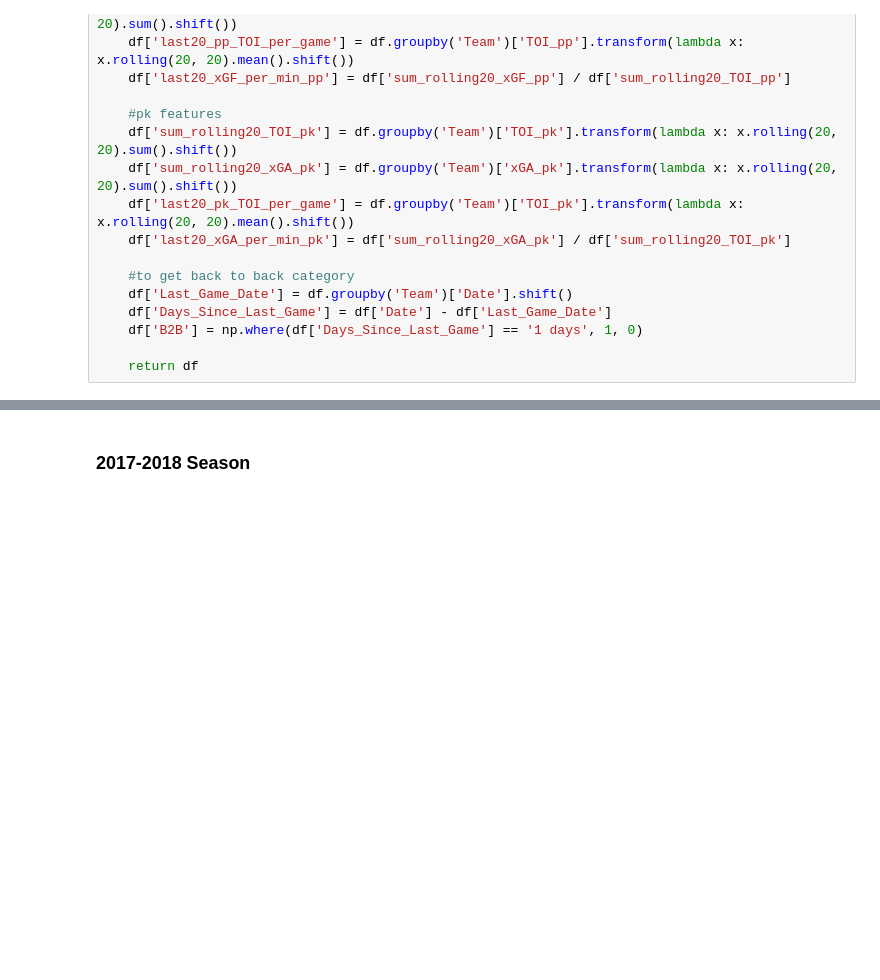
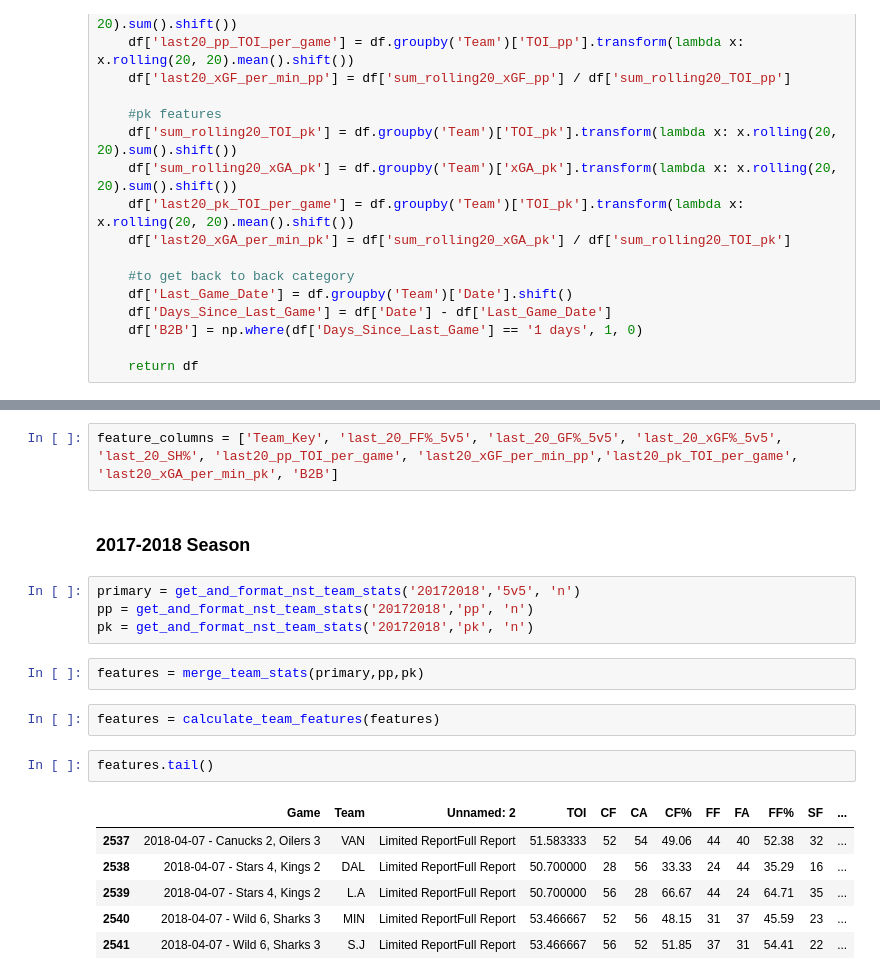
Before and after one commit to gschwaeb/NHL_Game_Prediction, a Jupyter notebook: data_collecting_but_cleaner.ipynb, the cells around one changed output, grey strips where cells are left out. Drawn from its saved outputs; the diff is of its cells as text; blank space fills up the shorter version.

```diff
--- a/data_collecting_but_cleaner.ipynb
+++ b/data_collecting_but_cleaner.ipynb
@@ -180,2 +249,21 @@ test = test.merge(tf[feature_columns].add_prefix('away_'), left_on = 'Away_Team_
+# %%
+feature_columns = ['Team_Key', 'last_20_FF%_5v5', 'last_20_GF%_5v5', 'last_20_xGF%_5v5', 'last_20_SH%', 'last20_pp_TOI_per_game', 'last20_xGF_per_min_pp','last20_pk_TOI_per_game', 'last20_xGA_per_min_pk', 'B2B']
 # %% [markdown]
 ### 2017-2018 Season
+# %%
+primary = get_and_format_nst_team_stats('20172018','5v5', 'n')
+pp = get_and_format_nst_team_stats('20172018','pp', 'n')
+pk = get_and_format_nst_team_stats('20172018','pk', 'n')
+# %%
+features = merge_team_stats(primary,pp,pk)
+# %%
+features = calculate_team_features(features)
+# %%
+features.tail()
+# %% [output]
+|  | Game | Team | Unnamed: 2 | TOI | CF | CA | CF% | FF | FA | FF% | SF | ... |
+| 2537 | 2018-04-07 - Canucks 2, Oilers 3 | VAN | Limited ReportFull Report | 51.583333 | 52 | 54 | 49.06 | 44 | 40 | 52.38 | 32 | ... |
+| 2538 | 2018-04-07 - Stars 4, Kings 2 | DAL | Limited ReportFull Report | 50.700000 | 28 | 56 | 33.33 | 24 | 44 | 35.29 | 16 | ... |
+| 2539 | 2018-04-07 - Stars 4, Kings 2 | L.A | Limited ReportFull Report | 50.700000 | 56 | 28 | 66.67 | 44 | 24 | 64.71 | 35 | ... |
+| 2540 | 2018-04-07 - Wild 6, Sharks 3 | MIN | Limited ReportFull Report | 53.466667 | 52 | 56 | 48.15 | 31 | 37 | 45.59 | 23 | ... |
+| 2541 | 2018-04-07 - Wild 6, Sharks 3 | S.J | Limited ReportFull Report | 53.466667 | 56 | 52 | 51.85 | 37 | 31 | 54.41 | 22 | ... |
```
Also changed, not shown: parts of 26 cells of this notebook.
